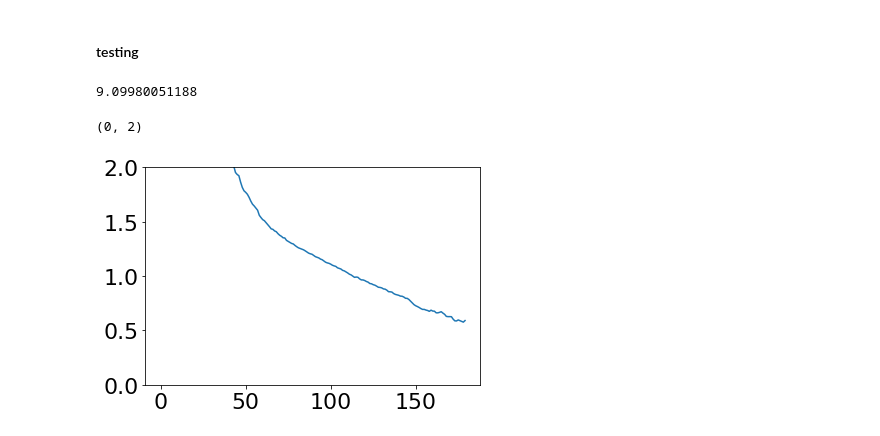
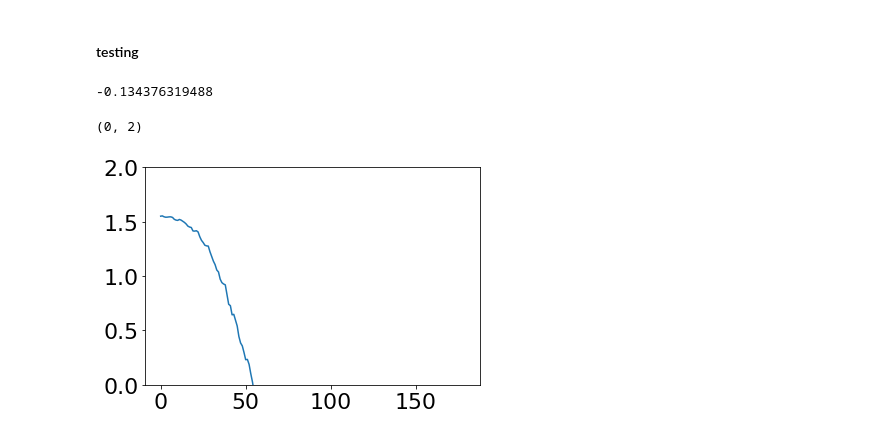
Before and after one commit to Subaru-PFS/dev_2ddrp, a Jupyter notebook: Zernike_Work.ipynb, the cells around one changed output. Saved outputs shown, nothing was run; the diff lists cells and outputs as text; code cells hidden in the pictures.

```diff
--- a/Zernike_Work.ipynb
+++ b/Zernike_Work.ipynb
@@ -1240,15 +1682,15 @@ dy
 # %% [markdown]
 #### testing
 # %%
-image_index=65
+image_index=5
 obs=8690
 sci_image=np.load('/Users/nevencaplar/Documents/PFS/2017-12-15-Rerun/StampsNeon/sci'+str(obs)+str(image_index)+'Stacked_Dithered.npy')
 var_image=np.load("/Users/nevencaplar/Documents/PFS/2017-12-15-Rerun/StampsNeon/var"+str(obs)+str(image_index)+'Stacked_Dithered.npy')
 
 plt.plot(np.log10(create_res_data(sci_image/np.sqrt(var_image),None,1)))
 print(create_res_data(sci_image/np.sqrt(var_image),None,1)[120])
 plt.ylim(0,2)
 # %% [output]
-9.09980051188
+-0.134376319488
 (0, 2)
-[figure, old version]
+[figure, new version]
```
Also changed, not shown: parts of 107 cells of this notebook.
